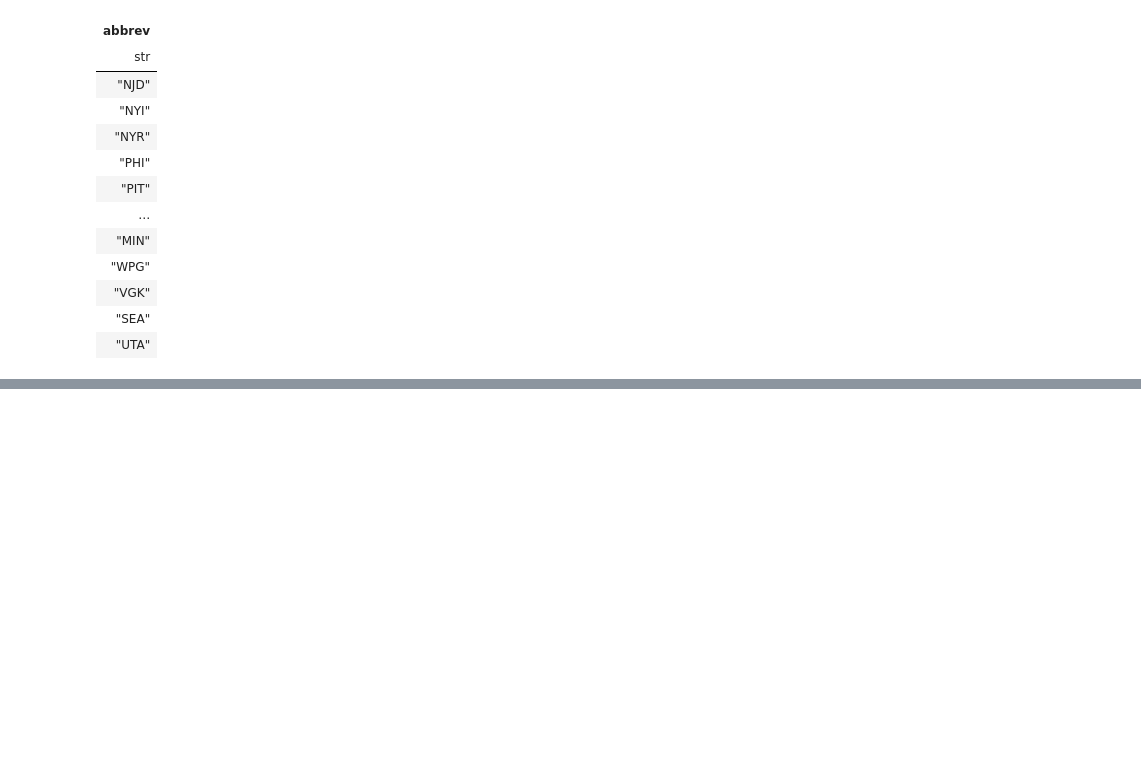
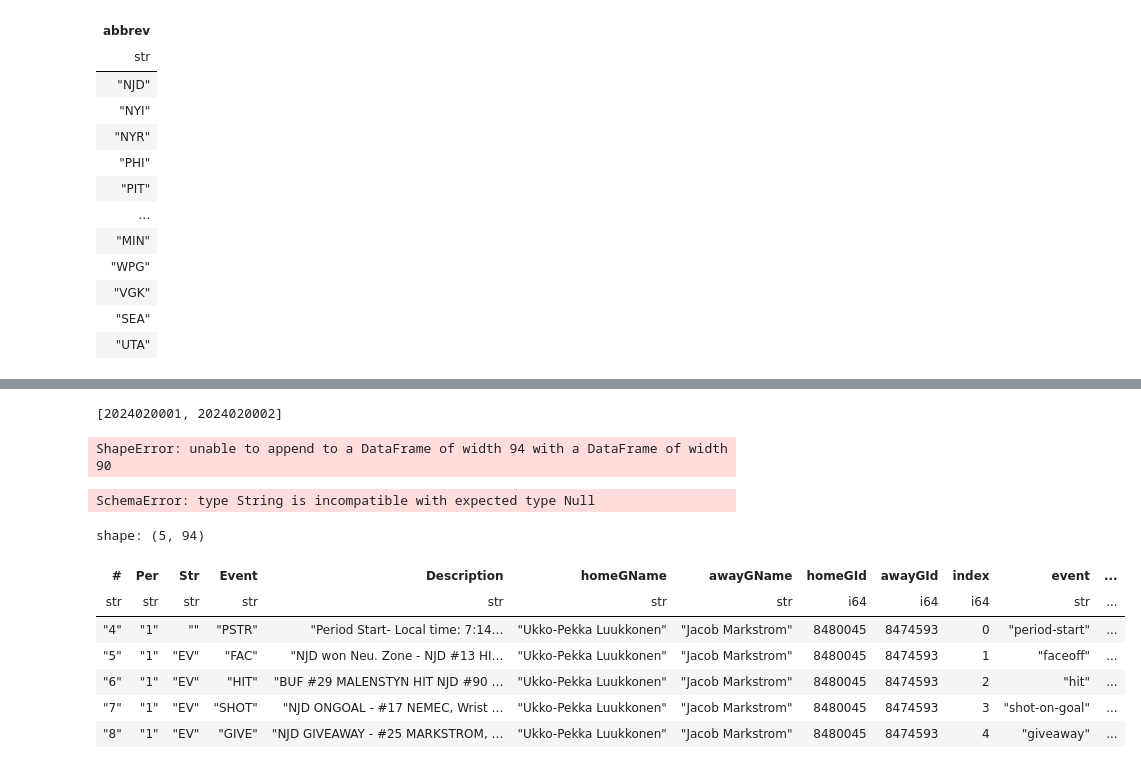
Before and after one commit to maxtixador/nhl_scraper, a Jupyter notebook: notebooks/nb1.ipynb, the cells around one changed output, grey strips where cells are left out. Saved outputs shown, nothing was run; the diff lists cells and outputs as text; code cells hidden in the pictures; blank space fills up the shorter version.

```diff
--- a/notebooks/nb1.ipynb
+++ b/notebooks/nb1.ipynb
@@ -194,0 +233,4 @@ shape: (32, 1)
+# %%
+schedule = await scraper.scrape_schedule(teams=teams['abbrev'].to_list(), seasons=[20242025])
+
+schedule.head()
@@ -194,0 +246,5 @@ shape: (32, 1)
+# %%
+games = schedule.filter((pl.col("gameType") == 2) & (pl.col("gameState") == "OFF"))["id"].unique().to_list()
+
+df = await scraper.scrape_pbp(game_ids=games[:2])
+df.head()
@@ -194,0 +272,57 @@ shape: (32, 1)
+# %%
+games[:2]
+# %% [output]
+[2024020001, 2024020002]
+# %%
+games_list = []
+for game in tqdm(games):
+    pbps = await scraper.scrape_pbp(game_ids=[game], progress=False)
+    games_list.append(pbps)
+
+games_list
+
+
+df = pl.concat(games_list, how="diagonal", rechunk=True)
+df.head()
+# %% [output]
+ShapeError: unable to append to a DataFrame of width 94 with a DataFrame of width 90
+# %%
+# Determine data types for each column
+column_dtypes = {}
+for pbps in games_list:
+    for col in pbps.columns:
+        if col not in column_dtypes:
+            column_dtypes[col] = pbps[col].dtype  # Store the first encountered dtype
+
+# Second pass: normalize by adding missing columns with matching dtypes
+all_columns = sorted(all_columns)  # For consistency
+games_list_normalized = []
+for pbps in games_list:
+    missing_cols = [col for col in all_columns if col not in pbps.columns]
+    if missing_cols:
+        # Add missing columns with nulls and correct dtypes
+        new_cols = [
+            pl.lit(None).cast(column_dtypes[col]).alias(col)
+            for col in missing_cols
+        ]
+        pbps = pbps.with_columns(new_cols)
+    # Reorder columns to match `all_columns`
+    pbps = pbps.select(all_columns)
+    games_list_normalized.append(pbps)
+
+# Concatenate
+df = pl.concat(games_list_normalized, how="diagonal", rechunk=True)
+print(df.head())
+# %% [output]
+SchemaError: type String is incompatible with expected type Null
+# %%
+games_list[0].head()
+# %% [output]
+shape: (5, 94)
+| # | Per | Str | Event | Description | homeGName | awayGName | homeGId | awayGId | index | event | ... |
+| str | str | str | str | str | str | str | i64 | i64 | i64 | str | ... |
+| "4" | "1" | "" | "PSTR" | "Period Start- Local time: 7:14… | "Ukko-Pekka Luukkonen" | "Jacob Markstrom" | 8480045 | 8474593 | 0 | "period-start" | ... |
+| "5" | "1" | "EV" | "FAC" | "NJD won Neu. Zone - NJD #13 HI… | "Ukko-Pekka Luukkonen" | "Jacob Markstrom" | 8480045 | 8474593 | 1 | "faceoff" | ... |
+| "6" | "1" | "EV" | "HIT" | "BUF #29 MALENSTYN HIT NJD #90 … | "Ukko-Pekka Luukkonen" | "Jacob Markstrom" | 8480045 | 8474593 | 2 | "hit" | ... |
+| "7" | "1" | "EV" | "SHOT" | "NJD ONGOAL - #17 NEMEC, Wrist … | "Ukko-Pekka Luukkonen" | "Jacob Markstrom" | 8480045 | 8474593 | 3 | "shot-on-goal" | ... |
+| "8" | "1" | "EV" | "GIVE" | "NJD GIVEAWAY - #25 MARKSTROM, … | "Ukko-Pekka Luukkonen" | "Jacob Markstrom" | 8480045 | 8474593 | 4 | "giveaway" | ... |
```
Also changed, not shown: parts of 11 cells of this notebook, 2 other files.
